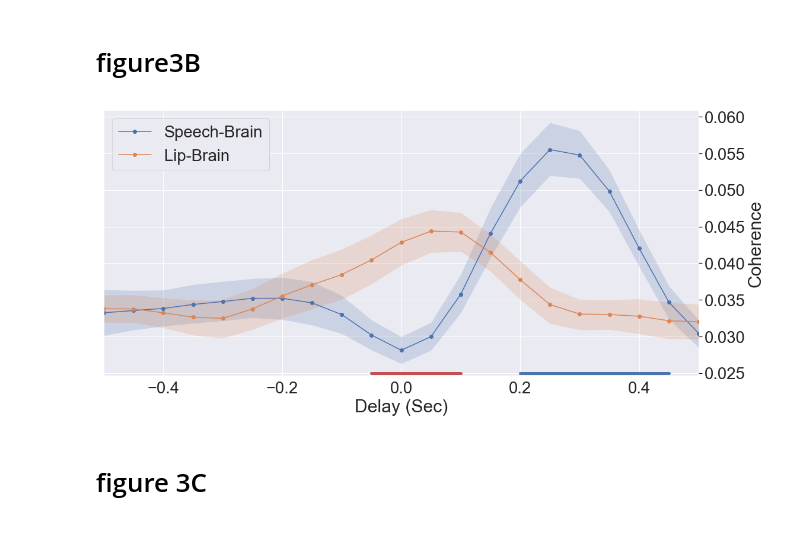
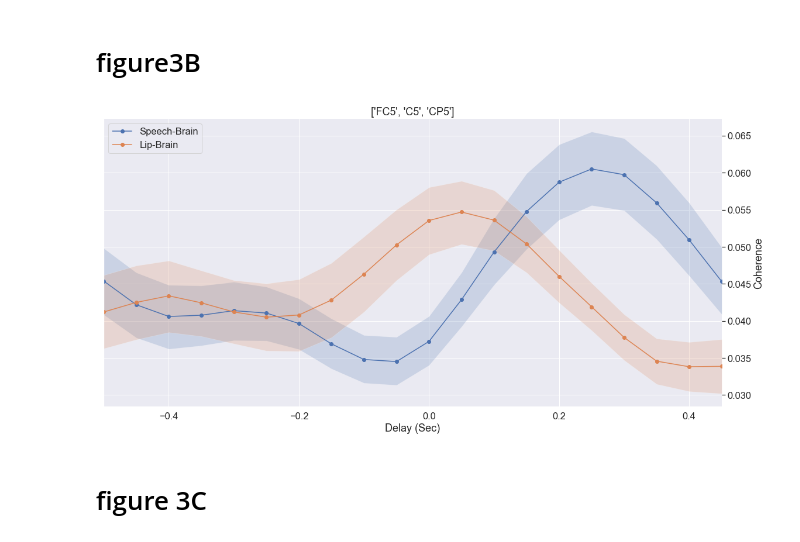
Before and after one commit to sankar-mukherjee/NeuroLip, a Jupyter notebook: final_paper.ipynb, the cells around one changed output. Saved outputs shown, nothing was run; the diff lists cells and outputs as text; code cells hidden in the pictures.

```diff
--- a/final_paper.ipynb
+++ b/final_paper.ipynb
@@ -40,5 +43,10 @@ save_path = data_path + '/data/coherence'
 
 info = mne.io.read_raw_fif((save_path+'-info'),preload=True)
 clear_output()
+# %%
+mode = 'multitaper'  # multitaper  fourier
+method = 'coh'
+time_bandwidth = 3
+trial_len=2
 # %%
 # data coherence from fieldtrip
@@ -509,0 +606,15 @@ plt.savefig('fig2a.eps', transparent=True, format='eps', dpi=300)
+# %%
+# only one channel in one dealy
+A=data.reset_index()
+delay = 0
+ch = 'FC5'
+features = ['envelop','lipaparature']
+
+a = A[(A['Condition']=='All')& (A['Delay']==delay)& (A['Feature'].isin(features))]
+
+f, ax = plt.subplots(figsize=(15,5))
+
+sns.set(font_scale=1.5)
+
+_=sns.tsplot(a,time="Freq", unit="Subject",condition="Feature",value=ch)
+_=plt.title('eeg channel '+ ch +' coherence (SE subject) delay '+str(delay))
@@ -743,54 +1050,57 @@ plt.savefig('fig3aColorbar.png', transparent=True,format='png', dpi=300)
 # figure3B
 # %%
 # figure3B
-def plot_delay_avg(data,delay,features,freq,condition,subject_name):
+def plot_delay_avg(data,delay,features,freq,condition,subject_name,ch):
    # a = data.loc[features,freq,condition,delay,subject_name][['FC5','C5','CP5','T7']].get_values()
    # aa = np.mean(a,axis=1)
    # data['Coherence'] =  pd.Series(aa, index=data.index)
 
-    a = data.loc[features,freq,condition,delay,subject_name]['Coherence']
+
+    a = data.loc[features,freq,condition,delay,subject_name][ch]
+    a = a.groupby(['Feature',"Condition","Subject",'Delay']).mean().reset_index()
 
     a = a.reset_index()
+    a['data']=a[ch].mean(axis=1)
 
-    g = sns.FacetGrid(a, col="Freq", row="Condition",margin_titles=False,height=8,aspect=2)
+    g = sns.FacetGrid(a,  row="Condition",margin_titles=False,height=8,aspect=2)
     b = g.map_dataframe(sns.tsplot, time="Delay", unit="Subject",condition="Feature",
-                        value="Coherence",color="deep",marker='o')
+                        value='data',color="deep",marker='o')
     #b = g.map_dataframe(sns.lineplot, x="Delay",hue="Feature", y="Coherence",color="deep",marker='o')
     b = b.set_xlabels('Delay (Sec)')
 
     b.ax.yaxis.tick_right()
     b.ax.yaxis.set_label_position("right")
     b.set_ylabels('Coherence')
 
-sns.set(font_scale=2.5)
+sns.set(font_scale=1.5)
 sns.set_style("darkgrid")
 #sns.set_style("white")
 
 
 delay = np.arange(-5,5.5,0.5) / 10
-freq = [2.5]
+freq = [2]
 features = ['envelop','lipaparature']
-
+ch = ['FC5','C5','CP5'] # FC5  Coherence
 #f, AX = plt.subplots(figsize=(15,8))
 
 
 #plot_delay_avg(data,delay,features,freq,condition,subject_name)
 #plot_delay_avg(data_reg_surrogate,delay,features,freq,condition,subject_name)
-plot_delay_avg(data,delay,features,freq,condition,subject_name)
+plot_delay_avg(data,delay,features,freq,condition,subject_name,ch)
 
 #plt.legend(['Speech-Brain','Lip-Brain'],loc=2)
 #plt.title('Freq = 1 - 4 Hz')
 #plt.ylim([0.024, 0.07])
-plt.title('')
+plt.title(ch)
 plt.xlabel('Delay (Sec)')
 
-plt.axhline(y=0.025, xmin=0.45, xmax=0.6, linewidth=5, color = 'r')
-plt.axhline(y=0.025, xmin=0.7, xmax=0.95, linewidth=5, color = 'b')
+#plt.axhline(y=0.025, xmin=0.45, xmax=0.6, linewidth=5, color = 'r')
+#plt.axhline(y=0.025, xmin=0.7, xmax=0.95, linewidth=5, color = 'b')
 #plt.legend(['Speech-Brain','Lip-Brain','Lip > Speech','Speech > Lip'],loc=2)
 plt.legend(['Speech-Brain','Lip-Brain'],loc=2)
 plt.savefig('fig3b.eps', transparent=True, format='eps', dpi=300)
 # %% [output]
-[figure, old version]
+[figure, new version]
 # %% [markdown]
 # figure 3C
 # %%
```
Also changed, not shown: parts of 17 cells of this notebook, 16 other files.
